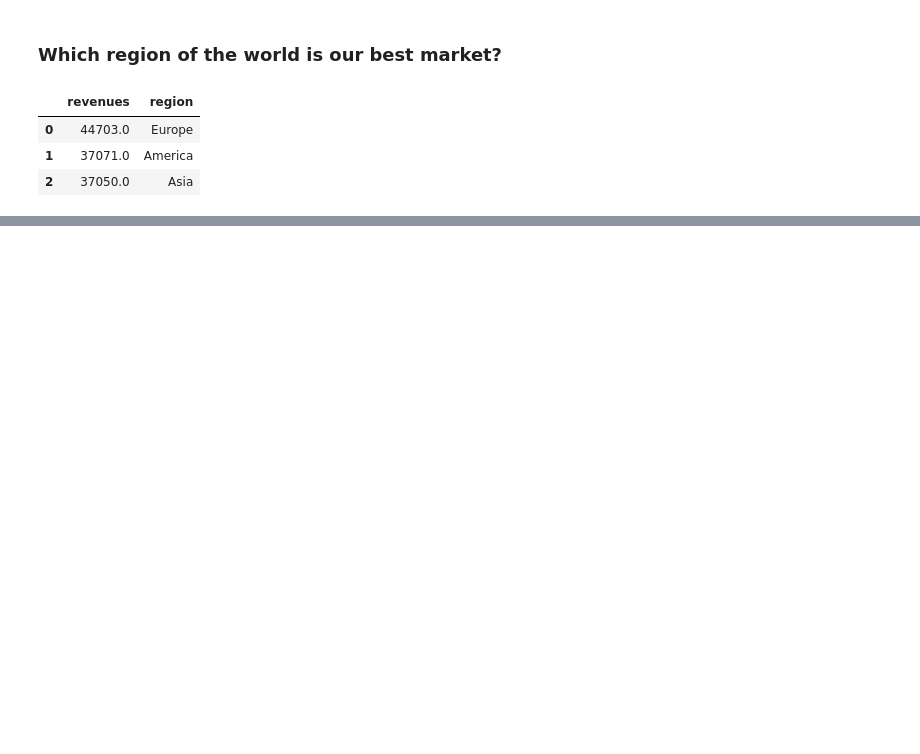
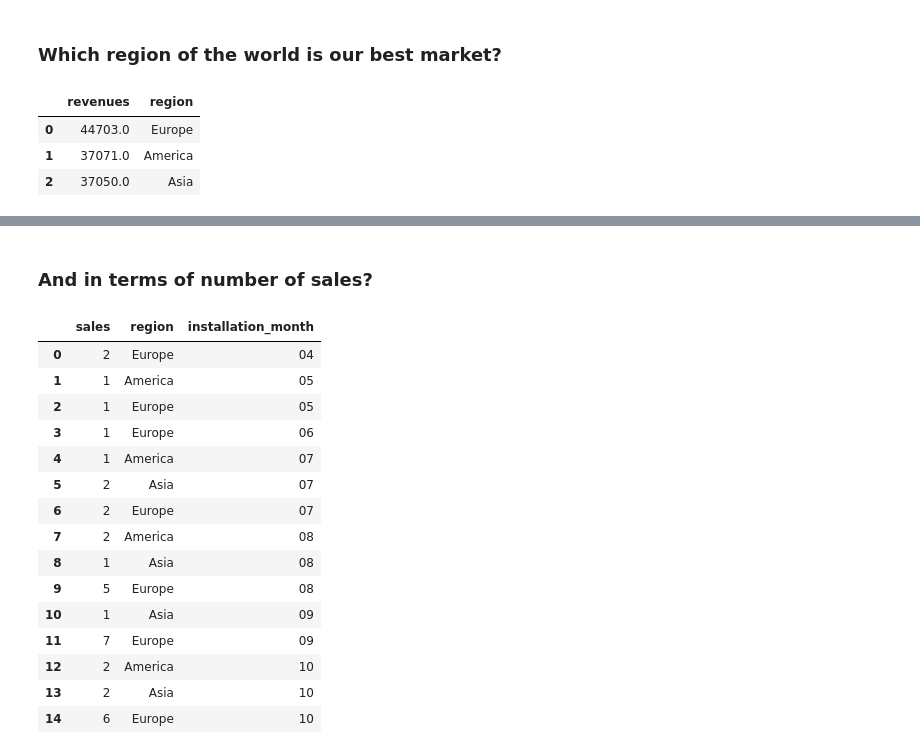
Before and after one commit to AVanneste/WizardsCo, a Jupyter notebook: data_visualisation.ipynb, the cells around one changed output, grey strips where cells are left out. Saved outputs shown, nothing was run; the diff lists cells and outputs as text; code cells hidden in the pictures; blank space fills up the shorter version.

```diff
--- a/data_visualisation.ipynb
+++ b/data_visualisation.ipynb
@@ -84,0 +163,28 @@ fig3.show()
+# %% [markdown]
+### And in terms of number of sales?
+# %%
+region_growth_query2 = """SELECT COUNT(*) AS sales, region, installation_month
+                        FROM fact_installation
+                        GROUP BY region, installation_month
+                        ORDER BY installation_month;"""
+
+region_growth2 = pd.read_sql_query(region_growth_query2, connection)
+
+region_growth2
+# %% [output]
+|  | sales | region | installation_month |
+| 0 | 2 | Europe | 04 |
+| 1 | 1 | America | 05 |
+| 2 | 1 | Europe | 05 |
+| 3 | 1 | Europe | 06 |
+| 4 | 1 | America | 07 |
+| 5 | 2 | Asia | 07 |
+| 6 | 2 | Europe | 07 |
+| 7 | 2 | America | 08 |
+| 8 | 1 | Asia | 08 |
+| 9 | 5 | Europe | 08 |
+| 10 | 1 | Asia | 09 |
+| 11 | 7 | Europe | 09 |
+| 12 | 2 | America | 10 |
+| 13 | 2 | Asia | 10 |
+| 14 | 6 | Europe | 10 |
```
Also changed, not shown: parts of 16 cells of this notebook, 10 other files.
